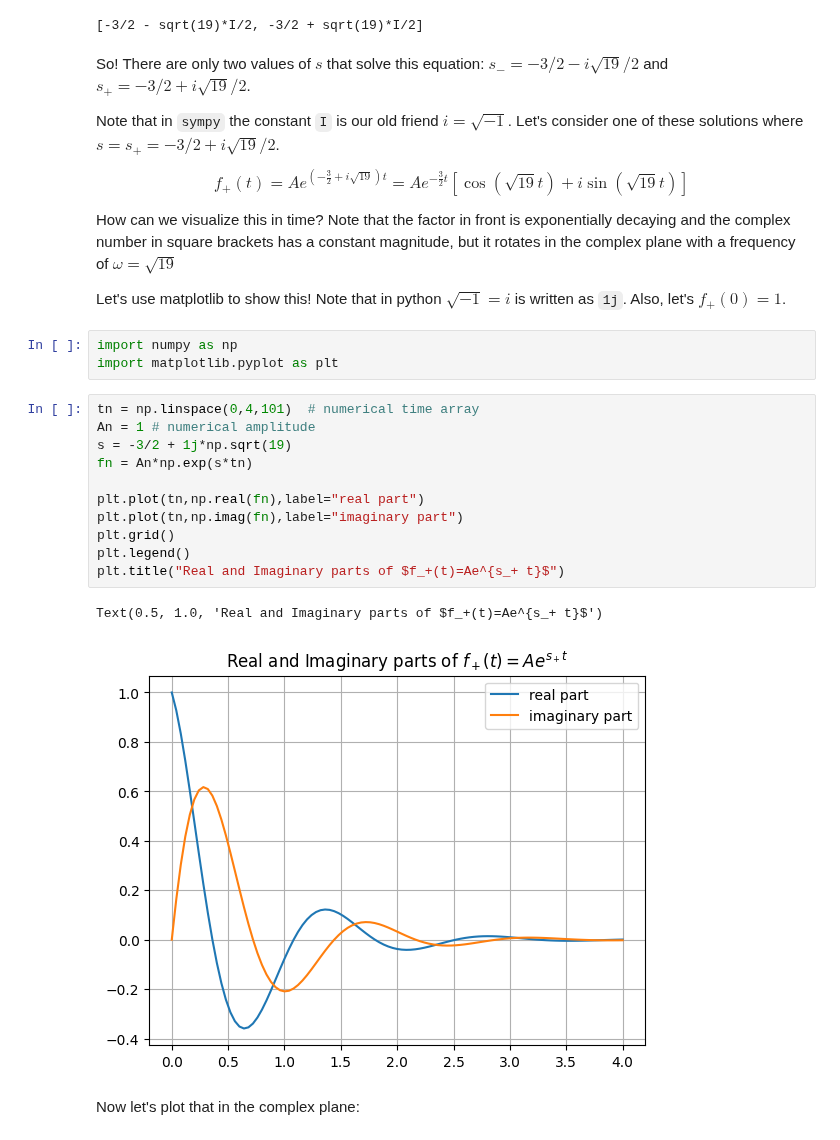
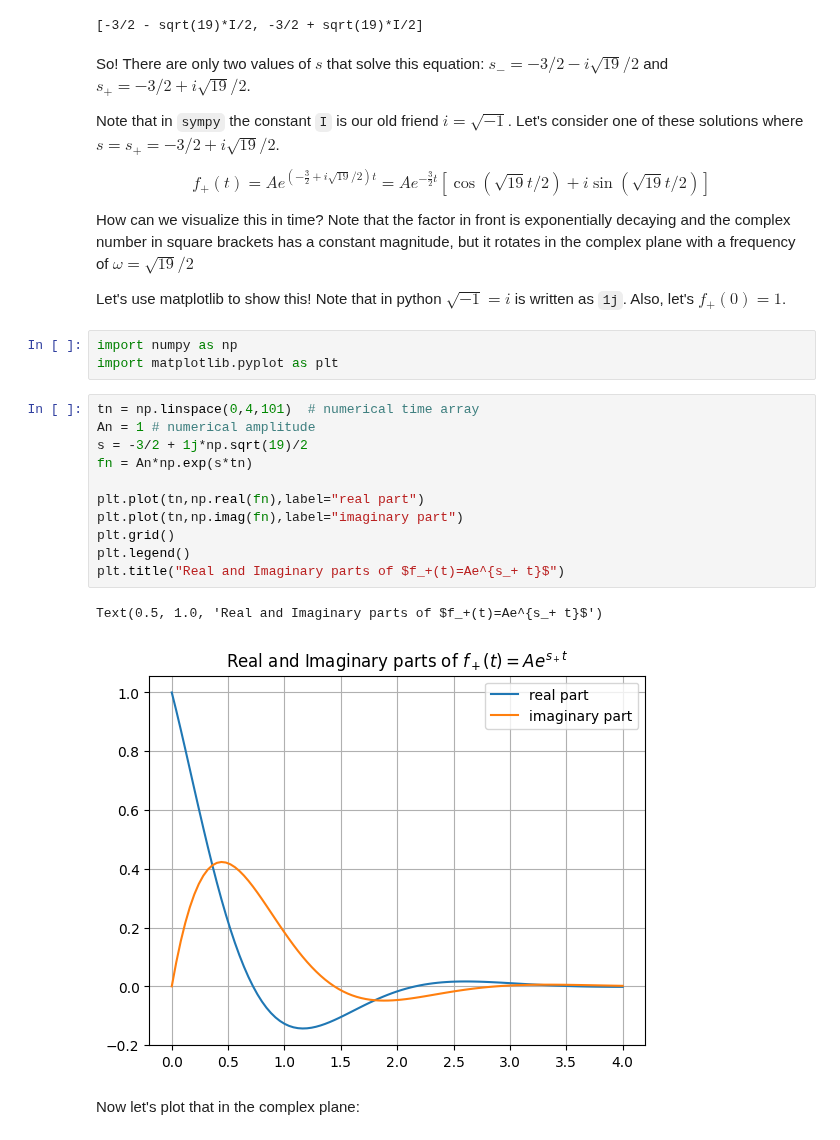
Before and after one commit to 201820-SWEN-230/MATH-330-Activities, a Jupyter notebook: Activity3_HigherOrderSystems.ipynb, the cells around one changed output. Cells and saved outputs as stored; diff of their text form.

```diff
--- a/Activity3_HigherOrderSystems.ipynb
+++ b/Activity3_HigherOrderSystems.ipynb
@@ -66,9 +66,9 @@ So! There are only two values of $s$ that solve this equation: $s_-=-3/2 - i \sq
 
 Note that in `sympy` the constant `I` is our old friend $i=\sqrt{-1}$. Let's consider one of these solutions where $s=s_+=-3/2 + i \sqrt{19}/2$.
 
-$$ f_+(t) = A e^{(-\frac{3}{2} + i\sqrt{19})t} = A e^{-\frac{3}{2} t} \left [\cos(\sqrt{19}t) + i \sin(\sqrt{19} t)\right ]$$
+$$ f_+(t) = A e^{(-\frac{3}{2} + i\sqrt{19}/2)t} = A e^{-\frac{3}{2} t} \left [\cos(\sqrt{19}t/2) + i \sin(\sqrt{19} t/2)\right ]$$
 
-How can we visualize this in time? Note that the factor in front is exponentially decaying and the complex number in square brackets has a constant magnitude, but it rotates in the complex plane with a frequency of $\omega = \sqrt{19}$
+How can we visualize this in time? Note that the factor in front is exponentially decaying and the complex number in square brackets has a constant magnitude, but it rotates in the complex plane with a frequency of $\omega = \sqrt{19}/2$
 
 Let's use matplotlib to show this! Note that in python $\sqrt{-1} = i$ is written as `1j`. Also, let's $f_+(0) = 1$.
 # %%
@@ -77,17 +77,17 @@ import matplotlib.pyplot as plt
 # %%
 tn = np.linspace(0,4,101)  # numerical time array
 An = 1 # numerical amplitude
-s = -3/2 + 1j*np.sqrt(19)
+s = -3/2 + 1j*np.sqrt(19)/2
 fn = An*np.exp(s*tn)
 
 plt.plot(tn,np.real(fn),label="real part")
 plt.plot(tn,np.imag(fn),label="imaginary part")
 plt.grid()
 plt.legend()
 plt.title("Real and Imaginary parts of $f_+(t)=Ae^{s_+ t}$")
 # %% [output]
 Text(0.5, 1.0, 'Real and Imaginary parts of $f_+(t)=Ae^{s_+ t}$')
-[figure, old version]
+[figure, new version]
 # %% [markdown]
 Now let's plot that in the complex plane:
 # %%
```
Also changed, not shown: parts of 4 cells of this notebook, 1 other file.
